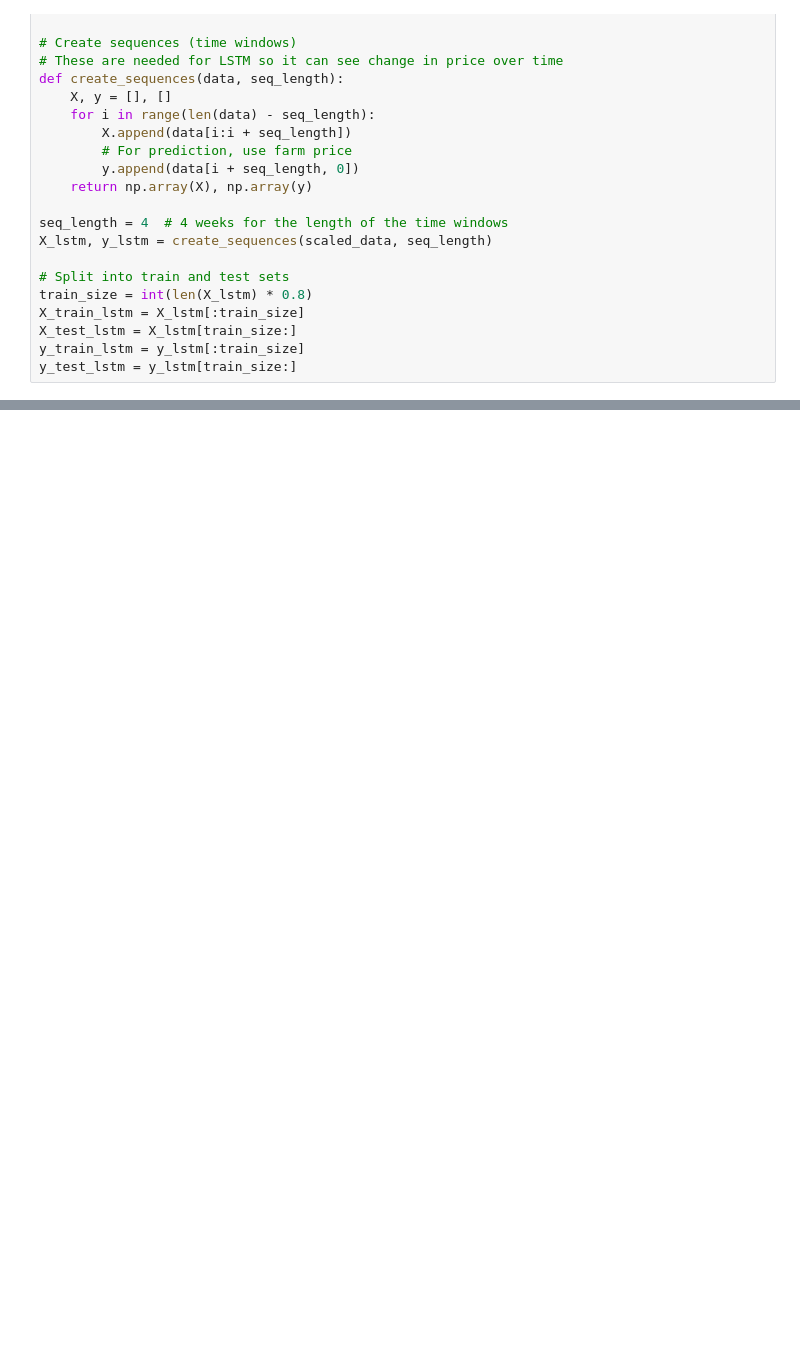
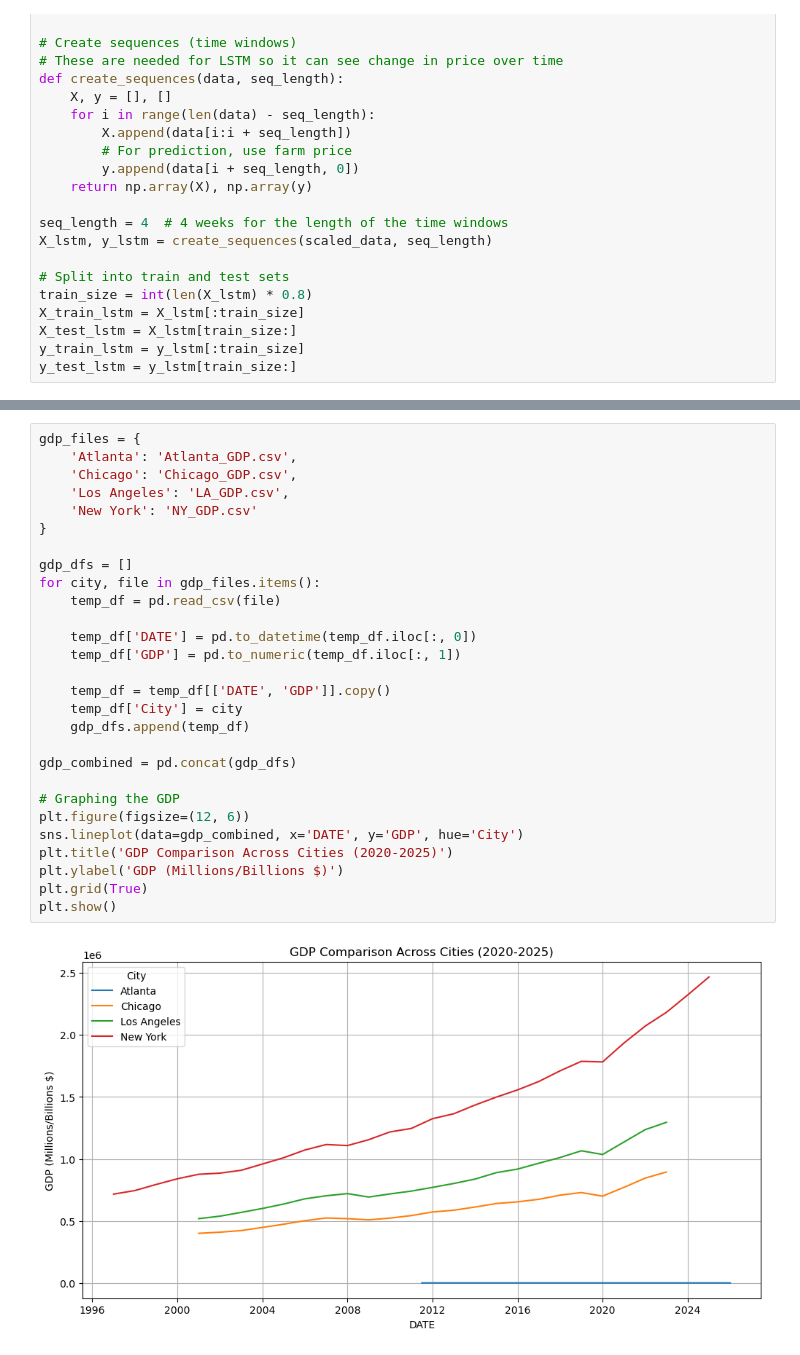
Before and after one commit to alexawiker359/404GroupProject, a Jupyter notebook: Data_Exploration.ipynb, the cells around one changed output, grey strips where cells are left out. Cells and saved outputs as stored; diff of their text form; blank space fills up the shorter version.

Commit message:
added in gdp data

```diff
--- a/Data_Exploration.ipynb
+++ b/Data_Exploration.ipynb
@@ -275 +271,31 @@ Peaches                    LSTM MSE=0.0209  Naive MSE=0.0102
 Nectarines                 LSTM MSE=0.0165  Naive MSE=0.0056
+# %%
+gdp_files = {
+    'Atlanta': 'Atlanta_GDP.csv',
+    'Chicago': 'Chicago_GDP.csv',
+    'Los Angeles': 'LA_GDP.csv',
+    'New York': 'NY_GDP.csv'
+}
+
+gdp_dfs = []
+for city, file in gdp_files.items():
+    temp_df = pd.read_csv(file)
+
+    temp_df['DATE'] = pd.to_datetime(temp_df.iloc[:, 0])
+    temp_df['GDP'] = pd.to_numeric(temp_df.iloc[:, 1])
+
+    temp_df = temp_df[['DATE', 'GDP']].copy()
+    temp_df['City'] = city
+    gdp_dfs.append(temp_df)
+
+gdp_combined = pd.concat(gdp_dfs)
+
+# Graphing the GDP
+plt.figure(figsize=(12, 6))
+sns.lineplot(data=gdp_combined, x='DATE', y='GDP', hue='City')
+plt.title('GDP Comparison Across Cities (2020-2025)')
+plt.ylabel('GDP (Millions/Billions $)')
+plt.grid(True)
+plt.show()
+# %% [output]
+[figure, added]
```
Also changed, not shown: parts of 10 cells of this notebook, 5 other files.
